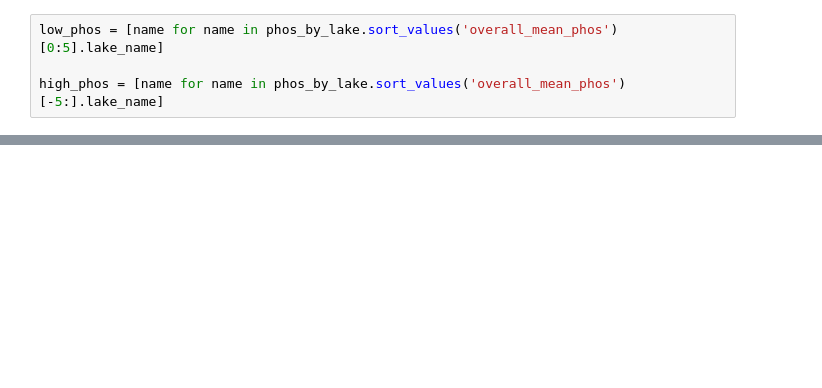
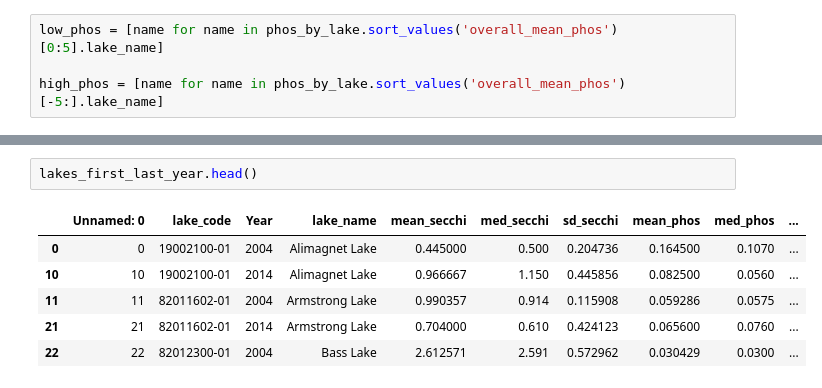
Before and after one commit to SMiertschin/DSCI430, a Jupyter notebook: Final_project_SM.ipynb, the cells around one changed output, grey strips where cells are left out. Drawn from its saved outputs; the diff is of its cells as text; blank space fills up the shorter version.

```diff
--- a/Final_project_SM.ipynb
+++ b/Final_project_SM.ipynb
@@ -134,0 +163,9 @@ Text(0,0.5,'Mean Phosphorus')
+# %%
+lakes_first_last_year.head()
+# %% [output]
+|  | Unnamed: 0 | lake_code | Year | lake_name | mean_secchi | med_secchi | sd_secchi | mean_phos | med_phos | ... |
+| 0 | 0 | 19002100-01 | 2004 | Alimagnet Lake | 0.445000 | 0.500 | 0.204736 | 0.164500 | 0.1070 | ... |
+| 10 | 10 | 19002100-01 | 2014 | Alimagnet Lake | 0.966667 | 1.150 | 0.445856 | 0.082500 | 0.0560 | ... |
+| 11 | 11 | 82011602-01 | 2004 | Armstrong Lake | 0.990357 | 0.914 | 0.115908 | 0.059286 | 0.0575 | ... |
+| 21 | 21 | 82011602-01 | 2014 | Armstrong Lake | 0.704000 | 0.610 | 0.424123 | 0.065600 | 0.0760 | ... |
+| 22 | 22 | 82012300-01 | 2004 | Bass Lake | 2.612571 | 2.591 | 0.572962 | 0.030429 | 0.0300 | ... |
```
Also changed, not shown: parts of 14 cells of this notebook, 1 other file.
